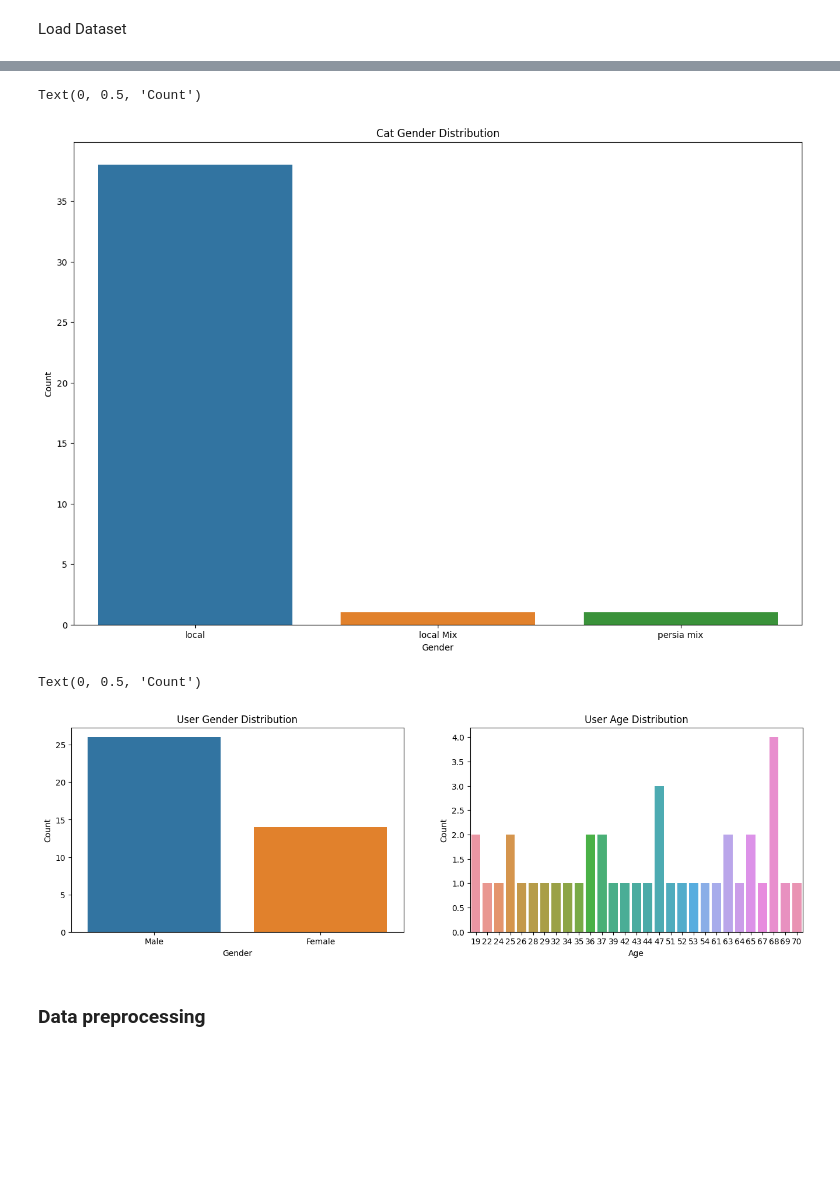
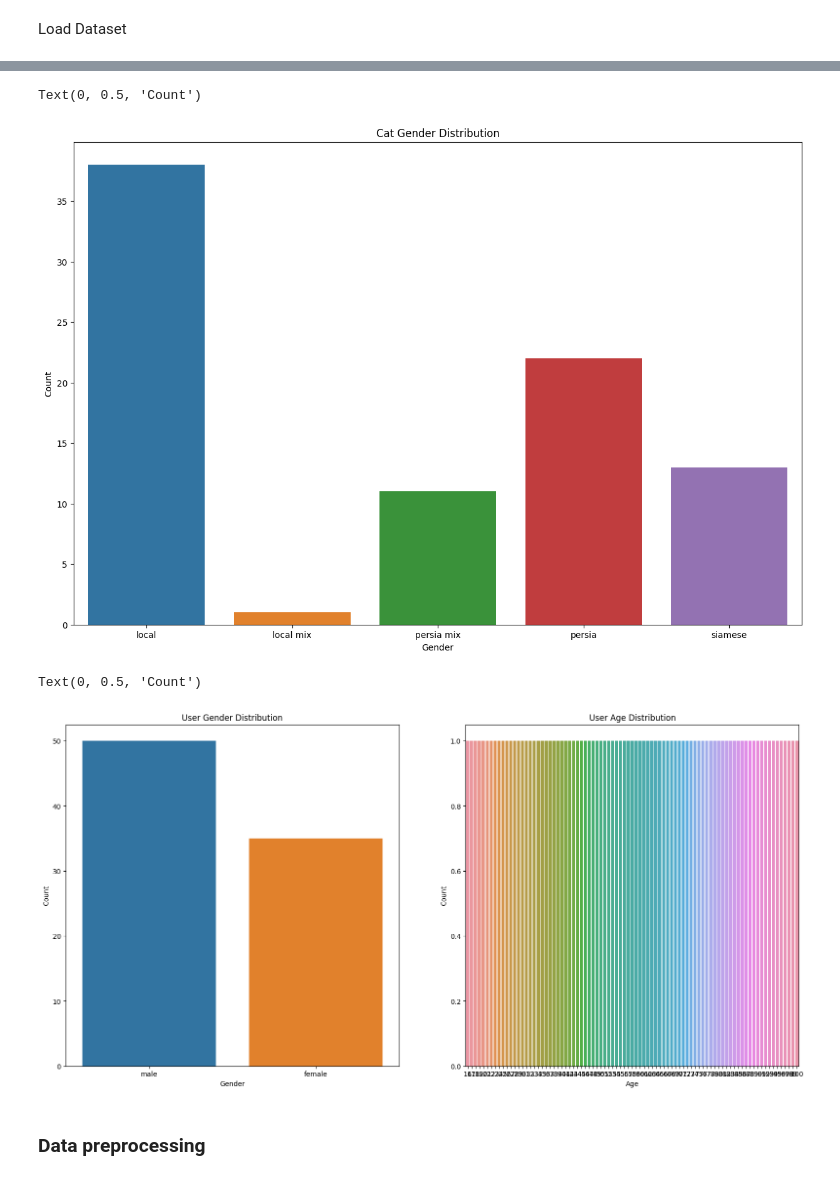
Before and after one commit to kucingku-capstone/machine-learning, a Jupyter notebook: main_model.ipynb, the cells around one changed output, grey strips where cells are left out. Saved outputs shown, nothing was run; the diff lists cells and outputs as text; code cells hidden in the pictures; blank space fills up the shorter version.

Commit message:
Train with final dataset

```diff
--- a/main_model.ipynb
+++ b/main_model.ipynb
@@ -12,8 +12,9 @@ from tensorflow.keras.optimizers import Adam, RMSprop, SGD
 # %% [markdown]
 Load Dataset
 # %%
-url = 'https://raw.githubusercontent.com/kucingku-capstone/machine-learning/2287f89cf2f09bbf23dd71312985b22961f96762/dataset/merged_dataset_with_rating.csv'
+url = 'https://raw.githubusercontent.com/kucingku-capstone/machine-learning/42e4a1ec548e580aac52b071eef29372217041cb/dataset/dataset_baru.csv'
 df = pd.read_csv(url)
+df['cat_age'] = df['cat_age'].str.strip()
 df
 # %% [output]
 |  | cat_id | cat_name | cat_age | cat_gender | cat_size | cat_breed | cat_image | cat_rating | user_id | ... |
@@ -73,25 +78,25 @@ plt.xlabel('Gender')
 plt.ylabel('Count')
 # %% [output]
 Text(0, 0.5, 'Count')
-[figure, old version]
+[figure, new version]
 # %%
 # Visualize 2 user category in dateset
-plt.figure(figsize=(25, 10))
+plt.figure(figsize=(30, 20))
 
 plt.subplot(2, 3, 1)
 sns.countplot(x='user_gender', data=df)
 plt.title('User Gender Distribution')
 plt.xlabel('Gender')
 plt.ylabel('Count')
 
 plt.subplot(2, 3, 2)
 sns.countplot(x='user_age', data=df)
 plt.title('User Age Distribution')
 plt.xlabel('Age')
 plt.ylabel('Count')
 # %% [output]
 Text(0, 0.5, 'Count')
-[figure, old version]
+[figure, new version]
 # %% [markdown]
 ### Data preprocessing
 # %%
```
Also changed, not shown: parts of 12 cells of this notebook.
